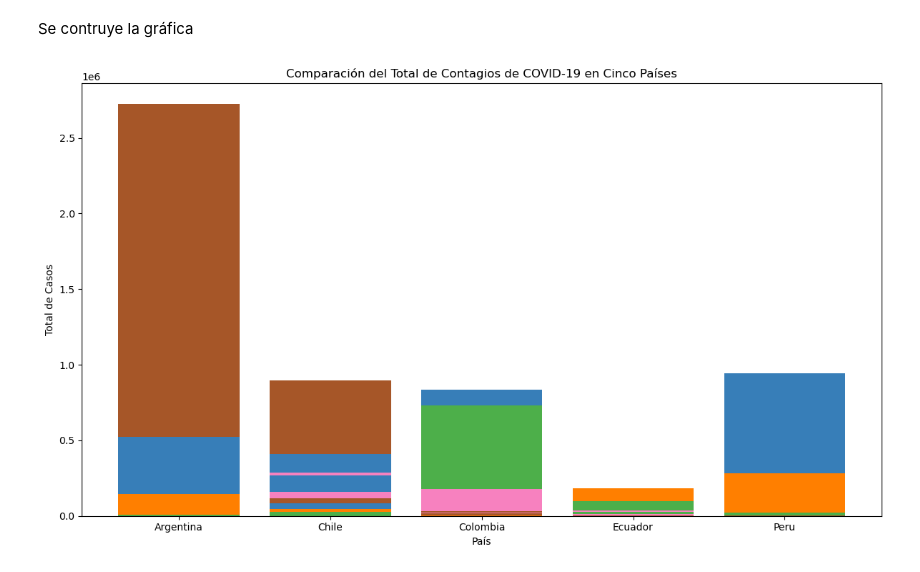
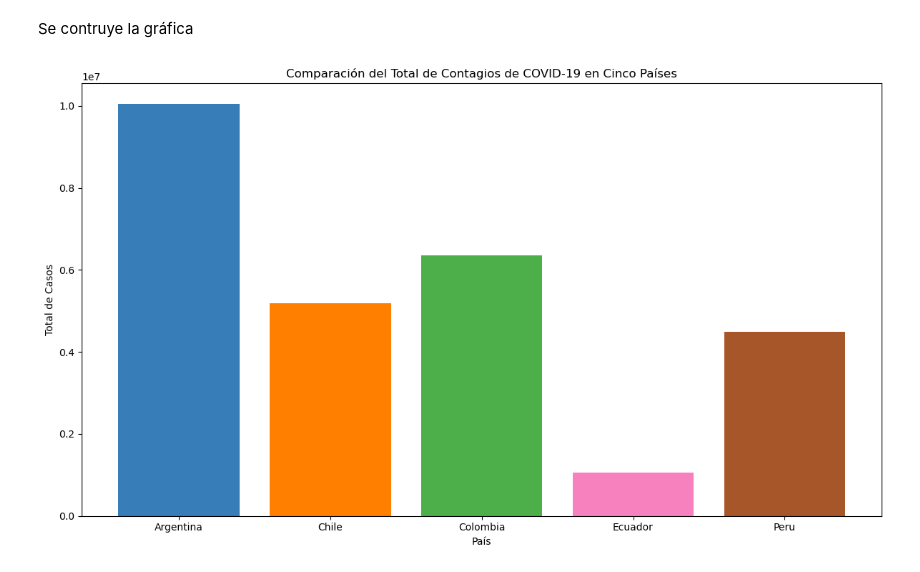
Before and after one commit to correju/caso-covid, a Jupyter notebook: graficas.ipynb, the cells around one changed output. Cells and saved outputs as stored; diff of their text form; code cells hidden in the pictures.

```diff
--- a/graficas.ipynb
+++ b/graficas.ipynb
@@ -126,12 +120,12 @@ Se contruye la gráfica
 # %%
 plt.figure(figsize=(12, 7))
 colors = ['#377eb8', '#ff7f00', '#4daf4a', '#f781bf', '#a65628']
-plt.bar(selected_countries_data['Country/Region'], selected_countries_data['new_cases'], color=colors)
+plt.bar(selected_total_cases['Country/Region'], selected_total_cases['new_cases'], color=colors)
 
 plt.xlabel('País')
 plt.ylabel('Total de Casos')
 plt.title('Comparación del Total de Contagios de COVID-19 en Cinco Países')
 plt.tight_layout()
 plt.show()
 # %% [output]
-[figure, old version]
+[figure, new version]
```
Also changed, not shown: parts of 2 cells of this notebook.
